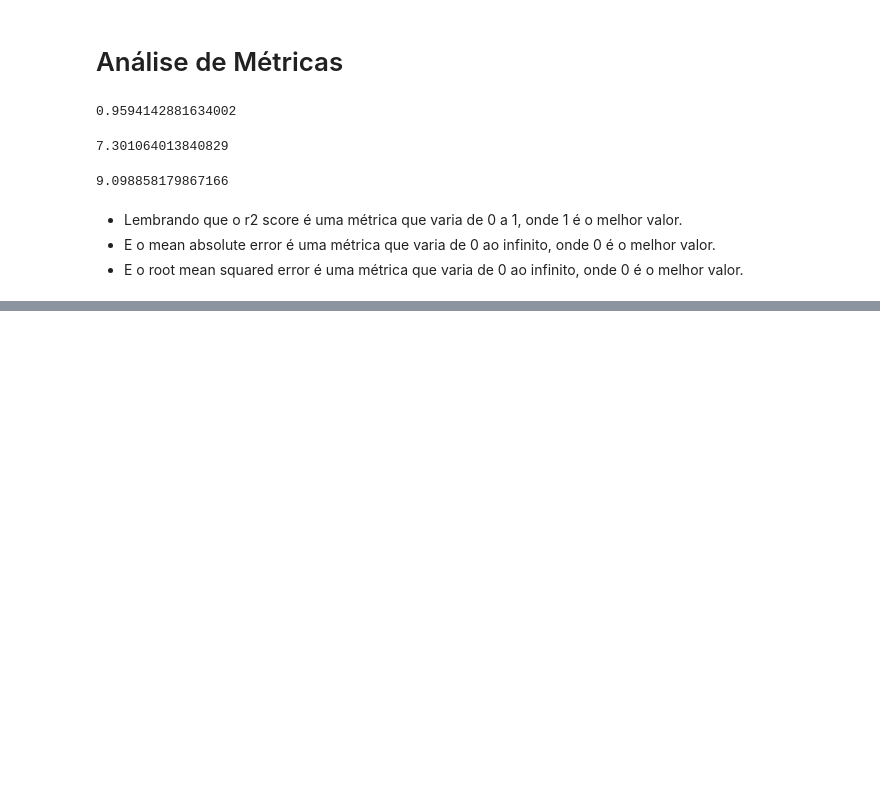
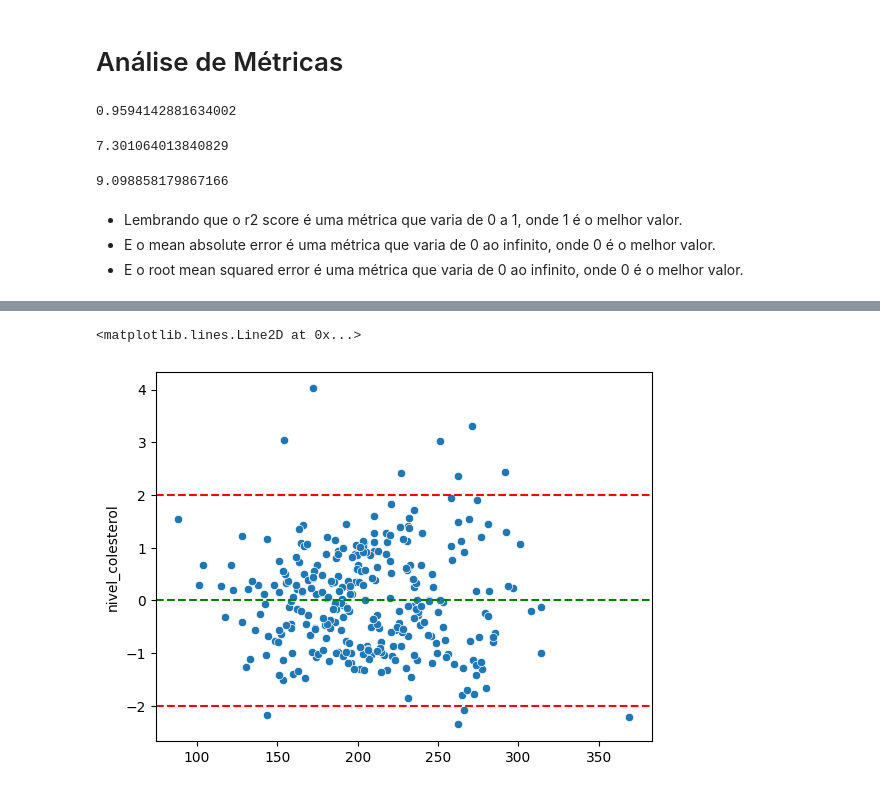
Before and after one commit to angelomedeiros/formacao-ia-regressao-linear-multipla, a Jupyter notebook: modelo_colesterol.ipynb, the cells around one changed output, grey strips where cells are left out. Saved outputs shown, nothing was run; the diff lists cells and outputs as text; code cells hidden in the pictures; blank space fills up the shorter version.

Commit message:
feat: Análise gráfica de resíduos

```diff
--- a/modelo_colesterol.ipynb
+++ b/modelo_colesterol.ipynb
@@ -486,0 +489,3 @@ root_mean_squared_error(y_test, y_pred)
+# %%
+# Calcular residuos
+residuos = y_test - y_pred
@@ -486,0 +510,5 @@ root_mean_squared_error(y_test, y_pred)
+# %%
+# Outra maneira de calcular os residuos padronizados
+from scipy.stats import zscore
+residuos_std = zscore(residuos)
+residuos_std
@@ -486,0 +528,10 @@ root_mean_squared_error(y_test, y_pred)
+# %%
+# Análise gráfica dos residuos, para verificar linearidade dos residuos estão entre -2 e 2.
+# Verificar homocedasticidade: os residuos estão distribuidos de forma homogênea, valores em torno da reta.
+sns.scatterplot(x=y_pred, y=residuos_std)
+plt.axhline(0, color='g', linestyle='--')
+plt.axhline(2, color='r', linestyle='--')
+plt.axhline(-2, color='r', linestyle='--')
+# %% [output]
+<matplotlib.lines.Line2D at 0x...>
+[figure, added]
```
Also changed, not shown: parts of 6 cells of this notebook, 2 other files.
